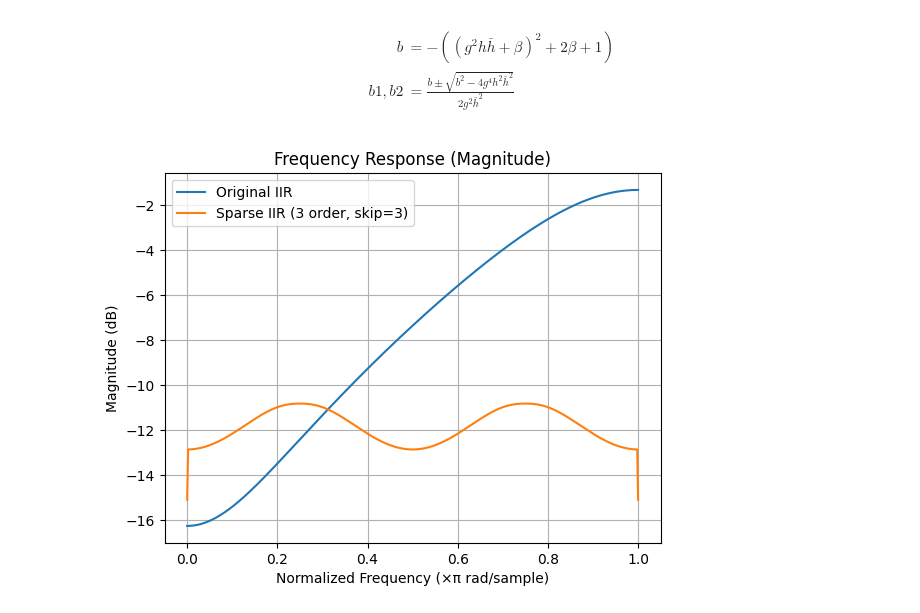
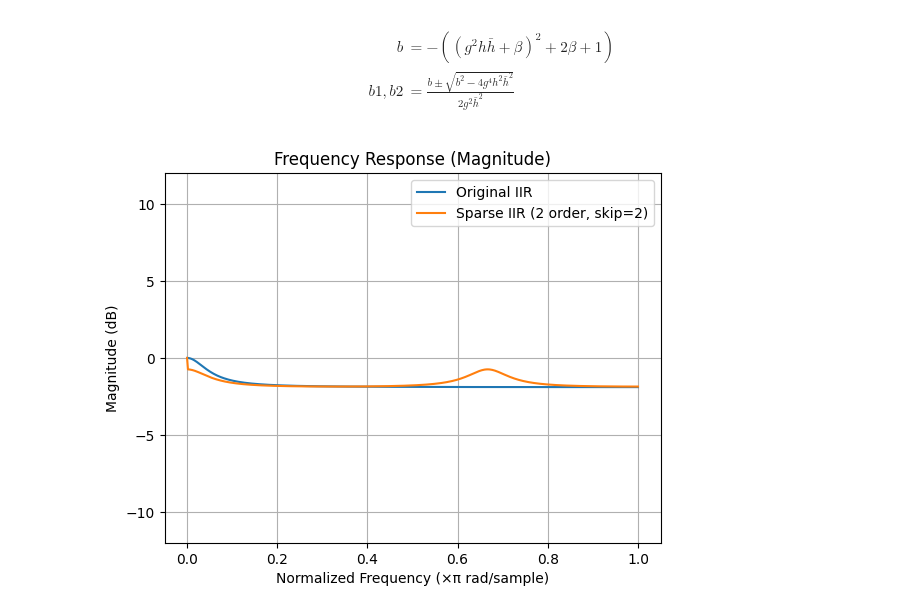
Before and after one commit to kweiwen/pitki, a Jupyter notebook: hrtf/IIR Implementation.ipynb, the cells around one changed output. Drawn from its saved outputs; the diff is of its cells as text; code cells hidden in the pictures.

```diff
--- a/hrtf/IIR Implementation.ipynb
+++ b/hrtf/IIR Implementation.ipynb
@@ -477,9 +477,9 @@ from scipy.signal import freqz
 import matplotlib.pyplot as plt
 from scipy.optimize import least_squares
 
-# Original first-order IIR filter
-b_orig = [1.0, 0.5]
-a_orig = [1.0, -0.3]
+# Target IIR filter to approximate
+b_orig = [0.9411051048942621, -0.7778397987718131]
+a_orig = [1.150731629799616, -0.987466323677167]
 
 # Frequency sampling points
 w = np.linspace(0, np.pi, 512)
@@ -514,40 +514,39 @@ def sparse_iir_response(params, w, num_order, skip):
     _, H = freqz(a, b, worN=w)
     return H
 
-# Target IIR filter to approximate
-b_orig = [0.4, -0.2]
-a_orig = [1.0, 0.3]
 w = np.linspace(0, np.pi, 512)
 _, H_target = freqz(b_orig, a_orig, worN=w)
 
 # Sparse filter configuration
-num_order = 4    # Total number of taps (including a[0])
-skip = 3         # Insert one non-zero coefficient every (skip + 1) samples
+num_order = 3    # Total number of taps (including a[0])
+skip = 2         # Insert one non-zero coefficient every (skip + 1) samples
 
 # Initial guess for parameters
 x0 = np.random.rand(2 * num_order - 1) * 0.2
 
 def loss(params):
     H_current = sparse_iir_response(params, w, num_order=num_order, skip=skip)
     amp_current = np.abs(H_current)
     amp_target = np.abs(H_target)
-    err = (amp_current - amp_target) / (amp_target + 1e-8)
-    return err
+    err = (amp_current - amp_target) / (amp_target + 1e-9)
+    weight = 1.0 - 0.8 * (w / np.pi)  # from 1.0 (low freq) to 0.2 (high freq)
+    return err * weight
 
 # Least squares fitting
 res = least_squares(loss, x0)
 
 # Evaluate the resulting sparse filter
 H_sparse = sparse_iir_response(res.x, w, num_order, skip)
 
 # Plot comparison
 plt.plot(w / np.pi, 20 * np.log10(np.abs(H_target)), label='Original IIR')
 plt.plot(w / np.pi, 20 * np.log10(np.abs(H_sparse)), label=f'Sparse IIR ({num_order-1} order, skip={skip})')
 plt.title('Frequency Response (Magnitude)')
 plt.xlabel('Normalized Frequency (×π rad/sample)')
 plt.ylabel('Magnitude (dB)')
 plt.legend()
 plt.grid()
+plt.ylim(-12, 12)
 plt.show()
 # %% [output]
-[figure, old version]
+[figure, new version]
```
Also changed, not shown: parts of 1 cell of this notebook.
